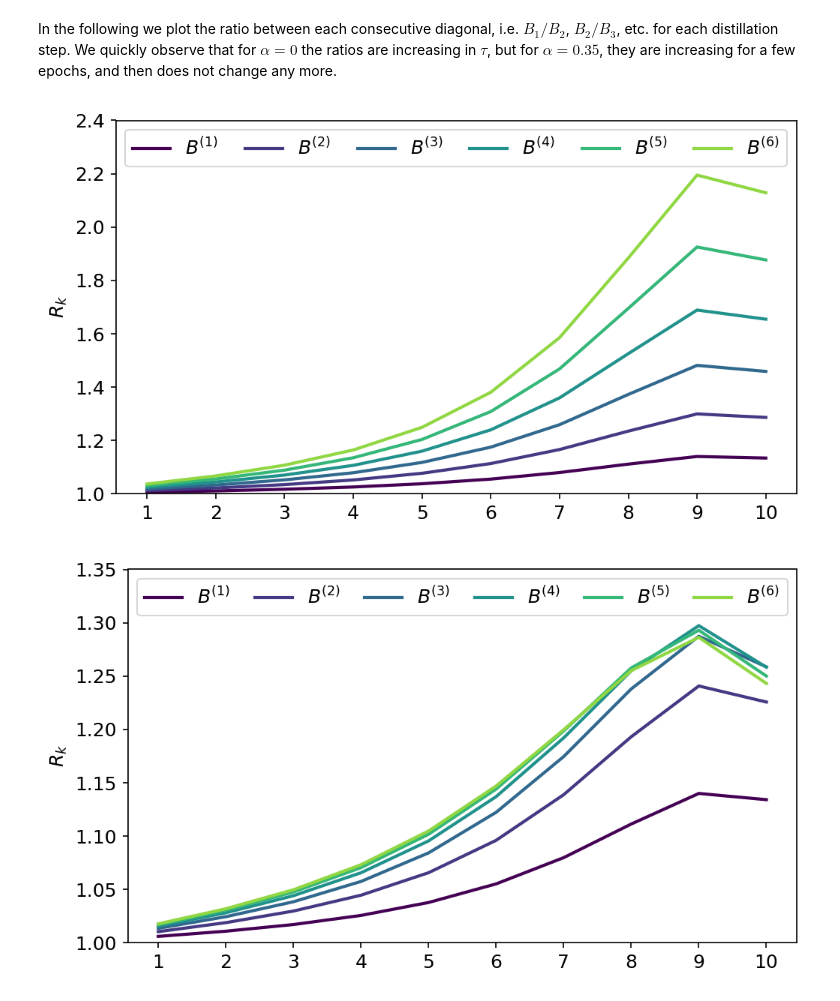
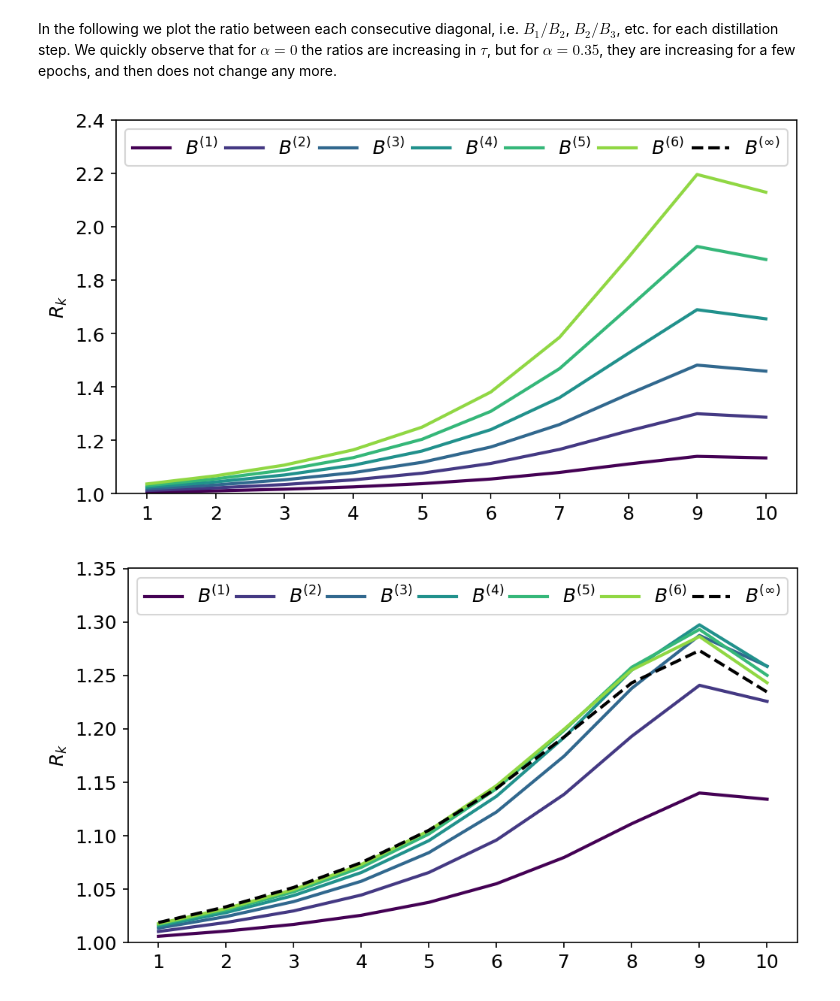
Before and after one commit to Kennethborup/self_distillation, a Jupyter notebook: toy_example.ipynb, the cells around one changed output. Saved outputs shown, nothing was run; the diff lists cells and outputs as text; code cells hidden in the pictures.

```diff
--- a/toy_example.ipynb
+++ b/toy_example.ipynb
@@ -80,6 +80,7 @@ class SelfDistill(object):
         # Calculate limiting solution
         Y_lim = np.matmul(np.matmul(alpha*self.kernel(x), np.linalg.inv(alpha*self.K + self.lambd*np.identity(len(self.Y)))), self.Y)
         plt.plot(x, Y_lim, 'k--', label='$f_{\infty}$')
+        self.Y_lim = Y_lim
 
         # Finalize plot
         plt.ylim(-1.5, 1.5)
@@ -197,29 +202,35 @@ In the following we plot the ratio between each consecutive diagonal, i.e. $B_1/
 # %%
 Bs = [np.diag(B) for B in Bs_no_GT]
 Bs = np.stack([B[:-1]/B[1:] for B in Bs], axis=1).transpose()
 
 plt.figure()
 for B, i in zip(Bs, range(len(Bs))):
     plt.plot(range(1, len(B)+1), B, color=my_cmap(i/len(Bs)), label=fr'$B^{{({i+1})}}$', linewidth=2)
+
+plt.plot(range(1, len(B)+1), np.zeros_like(B), 'k--', label=r'$B^{(\infty)}$', linewidth=2)
 plt.ylabel('$R_k$')
 plt.legend(loc='upper left', ncol=len(Bs_GT[0]), mode='expand')
 plt.xticks(range(1, len(B)+1))
 plt.ylim(1, 2.4)
 plt.savefig('figures/Rk_no_GT.pdf')
 plt.show();
 
+
 Bs = [np.diag(B) for B in Bs_GT]
 Bs = np.stack([B[:-1]/B[1:] for B in Bs], axis=1).transpose()
 
 plt.figure()
 for B, i in zip(Bs, range(len(Bs))):
     plt.plot(range(1, len(B)+1), B, color=my_cmap(i/len(Bs)), label=fr'$B^{{({i+1})}}$', linewidth=2)
+
+Bs = np.diag(Bs_GT_lim)[:-1]/np.diag(Bs_GT_lim)[1:]
+plt.plot(range(1, len(B)+1), Bs, 'k--', label=r'$B^{(\infty)}$', linewidth=2)
 plt.ylabel('$R_k$')
 plt.legend(loc='upper left', ncol=len(Bs_GT[0]), mode='expand')
 plt.xticks(range(1, len(B)+1))
 plt.ylim(1, 1.35)
 plt.savefig('figures/Rk_GT.pdf')
 plt.show();
 # %% [output]
-[figure, old version]
+[figure, new version]
-[figure, old version]
+[figure, new version]
```
Also changed, not shown: parts of 1 cell of this notebook.
